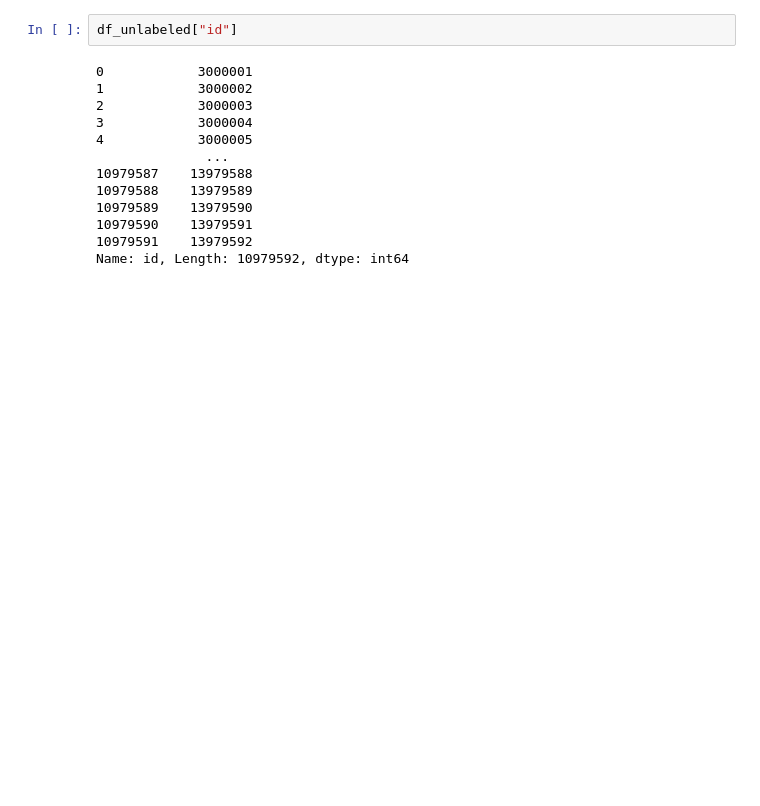
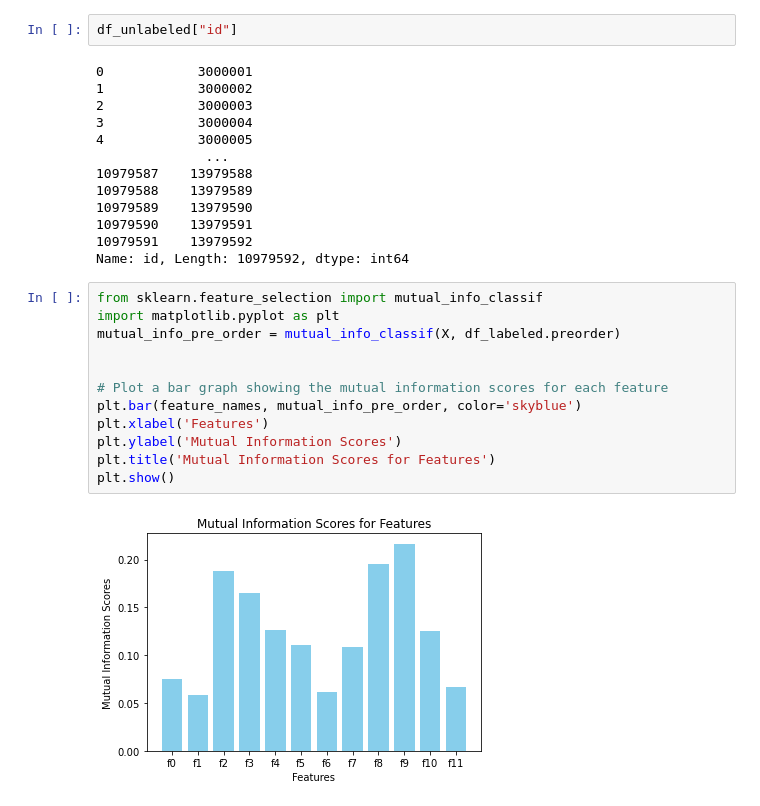
Before and after one commit to oelllleo/isom5270, a Jupyter notebook: Assignment2/PythonHW2.ipynb, the cells around one changed output. Drawn from its saved outputs; the diff is of its cells as text; blank space fills up the shorter version.

```diff
--- a/Assignment2/PythonHW2.ipynb
+++ b/Assignment2/PythonHW2.ipynb
@@ -280,3 +280,17 @@ df_unlabeled["id"]
 10979590    13979591
 10979591    13979592
 Name: id, Length: 10979592, dtype: int64
+# %%
+from sklearn.feature_selection import mutual_info_classif
+import matplotlib.pyplot as plt
+mutual_info_pre_order = mutual_info_classif(X, df_labeled.preorder)
+
+
+# Plot a bar graph showing the mutual information scores for each feature
+plt.bar(feature_names, mutual_info_pre_order, color='skyblue')
+plt.xlabel('Features')
+plt.ylabel('Mutual Information Scores')
+plt.title('Mutual Information Scores for Features')
+plt.show()
+# %% [output]
+[figure, added]
```
Also changed, not shown: parts of 6 cells of this notebook, 46 other files.
